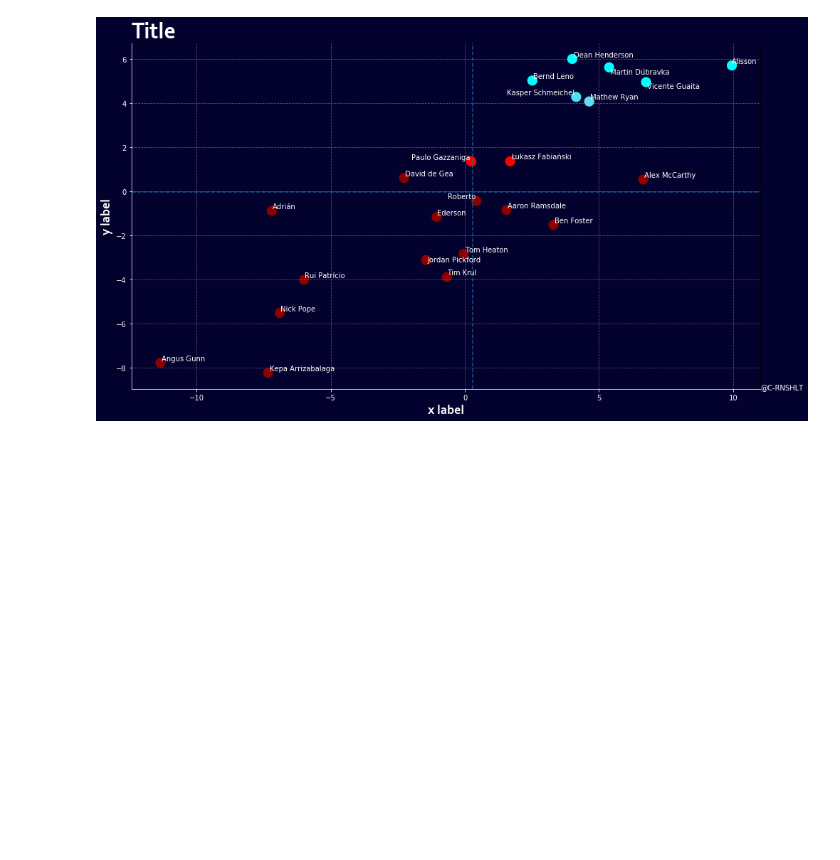
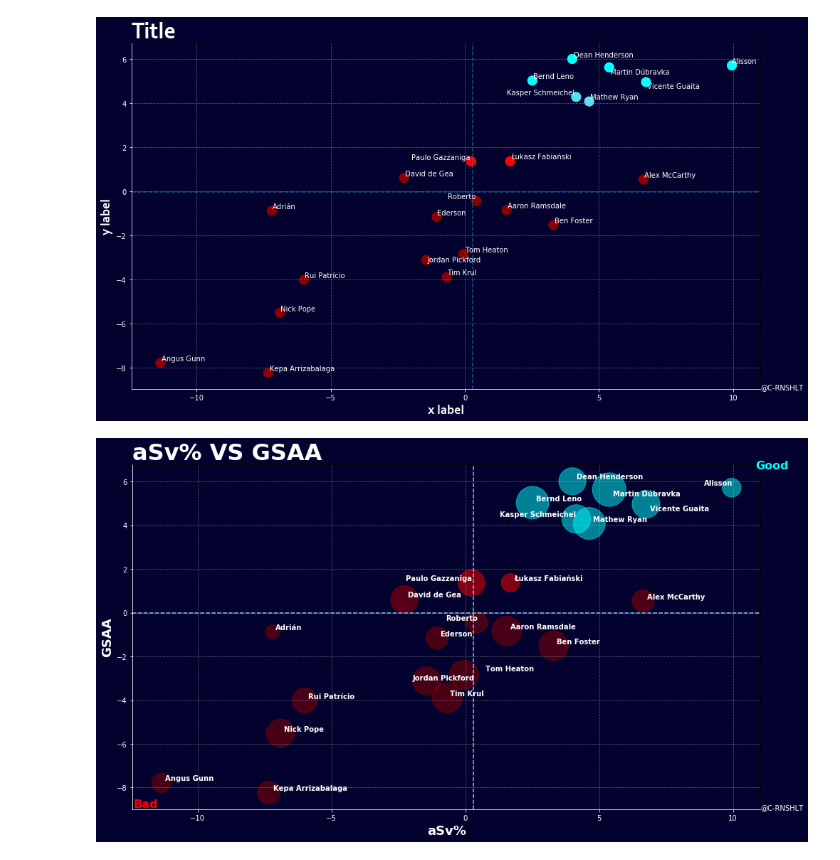
Before and after one commit to C-Roensholt/PremierLeagueGK_19-20, a Jupyter notebook: beginner_Visualizing_Goalkeeper_Performance_2_3.ipynb, the cells around one changed output. Drawn from its saved outputs; the diff is of its cells as text; code cells hidden in the pictures; blank space fills up the shorter version.

```diff
--- a/beginner_Visualizing_Goalkeeper_Performance_2_3.ipynb
+++ b/beginner_Visualizing_Goalkeeper_Performance_2_3.ipynb
@@ -409,3 +409,72 @@ plt.tight_layout()
 #plt.savefig("output/NAME_OF_FILE.png", dpi=300, facecolor="#03012d");
 # %% [output]
 [figure]
+# %%
+x = df_stats["aSv%"]
+y = df_stats["GSAA"]
+z = df_stats["Saves"]*25
+names = df_stats["Player"]
+
+#create colormap
+clist = [(0, "darkred"), (0.125, "darkred"), (0.25, "red"),
+         (0.5, "red"), (0.75, "skyblue"), (1, "cyan")]
+rvb = mcolors.LinearSegmentedColormap.from_list("", clist)
+N = 3.8 #highest value on y or x axis
+
+#plot save% vs CS%
+fig, ax = plt.subplots(figsize=(14,8))
+plt.scatter(x, y, s=z,
+            color=rvb(y/N), alpha=0.5)
+
+#set background color
+fig.set_facecolor("#03012d")
+ax.set_facecolor("#03012d")
+
+#add mean lines and grid
+ax.axvline(x.mean(), linestyle='--', color="#82cafc")
+ax.axhline(y.mean(), linestyle='--', color="#82cafc")
+ax.grid(linestyle="--", alpha=0.5)
+
+#adding text
+ax.set_xlabel("aSv%",
+              color="white", fontsize=18, fontname="Corbel", fontweight="bold")
+ax.set_ylabel("GSAA",
+              color="white", fontsize=18, fontname="Corbel", fontweight="bold")
+ax.set_title("aSv% VS GSAA",
+             color="white", fontsize=32, loc="left", fontname="Corbel", fontweight="bold")
+
+#get values for plotting text
+ymin, ymax = ax.get_ylim()
+xmin, xmax = ax.get_xlim()
+
+#shading
+saves_match = np.linspace(x.min(), x.max(), 1000)
+saves_GA = np.linspace(y.min(), y.max(), 1000)
+
+#add text/grid inside plot
+#bottom left
+ax.text(xmin+0.05, ymin+0.1,
+        "Bad", fontsize=16, fontname="Corbel", fontweight="bold", color="red")
+#top right
+ax.text(xmax-0.2, ymax-0.2,
+        "Good", fontsize=16, fontname="Corbel", fontweight="bold", color="cyan")
+
+#change colour of axis and ticks
+ax.tick_params(axis="both", colors="white")
+ax.spines["bottom"].set_color("white")
+ax.spines["left"].set_color("white")
+
+#Create labels for each GK
+text = [ax.annotate(txt, xy = (x.iloc[i]+0.08, y.iloc[i]), color="white", fontweight="semibold")
+        for i, txt in enumerate(names)]
+                #txt is the text added, xy is coordinates of location
+
+adjust_text(text)
+
+#add signature
+ax.text(xmax, ymin, "@C-RNSHLT", color="white")
+
+plt.tight_layout()
+#plt.savefig("output/EPL_aSV_GSAA_bubble.png", dpi=300, facecolor="#03012d")
+# %% [output]
+[figure, added]
```
Also changed, not shown: parts of 5 cells of this notebook, 5 other files.
